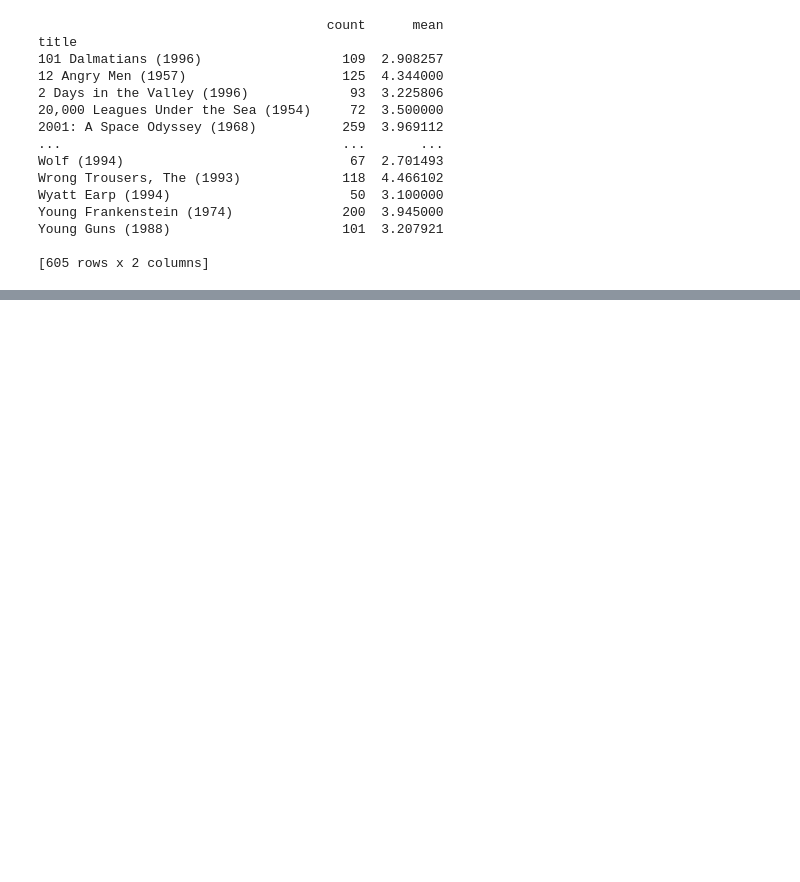
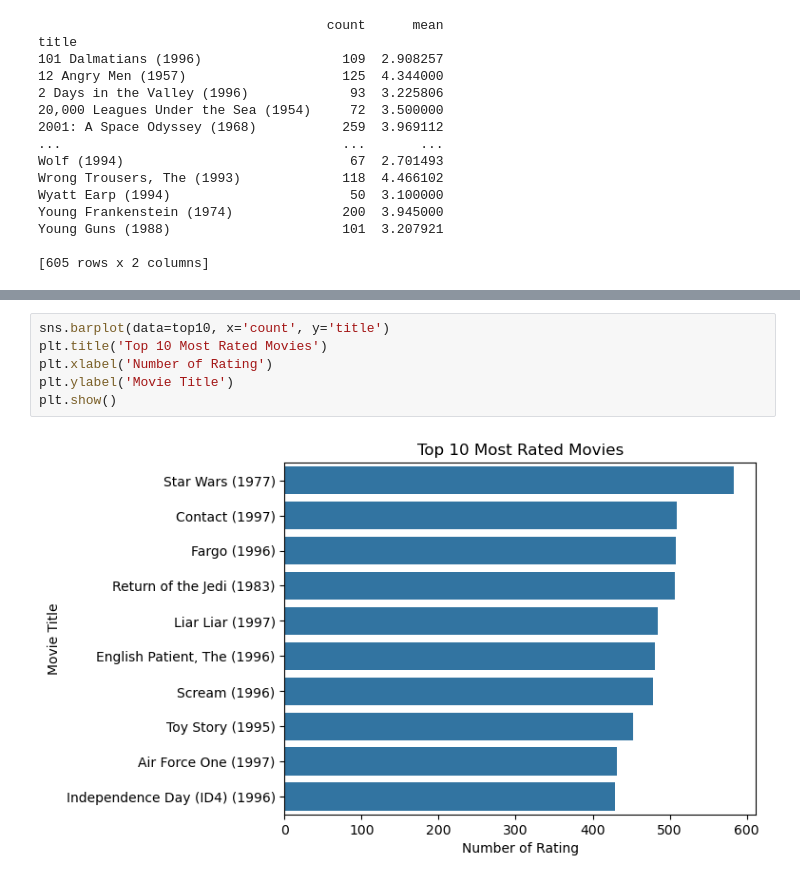
Before and after one commit to Danammadhunika/ml-journey, a Jupyter notebook: project_02_movie_recommender/notesbooks/movie_recommender.ipynb, the cells around one changed output, grey strips where cells are left out. Cells and saved outputs as stored; diff of their text form; blank space fills up the shorter version.

```diff
--- a/project_02_movie_recommender/notesbooks/movie_recommender.ipynb
+++ b/project_02_movie_recommender/notesbooks/movie_recommender.ipynb
@@ -154,0 +180,8 @@ Young Guns (1988)                      101  3.207921
+# %%
+sns.barplot(data=top10, x='count', y='title')
+plt.title('Top 10 Most Rated Movies')
+plt.xlabel('Number of Rating')
+plt.ylabel('Movie Title')
+plt.show()
+# %% [output]
+[figure, added]
```
Also changed, not shown: parts of 5 cells of this notebook.
